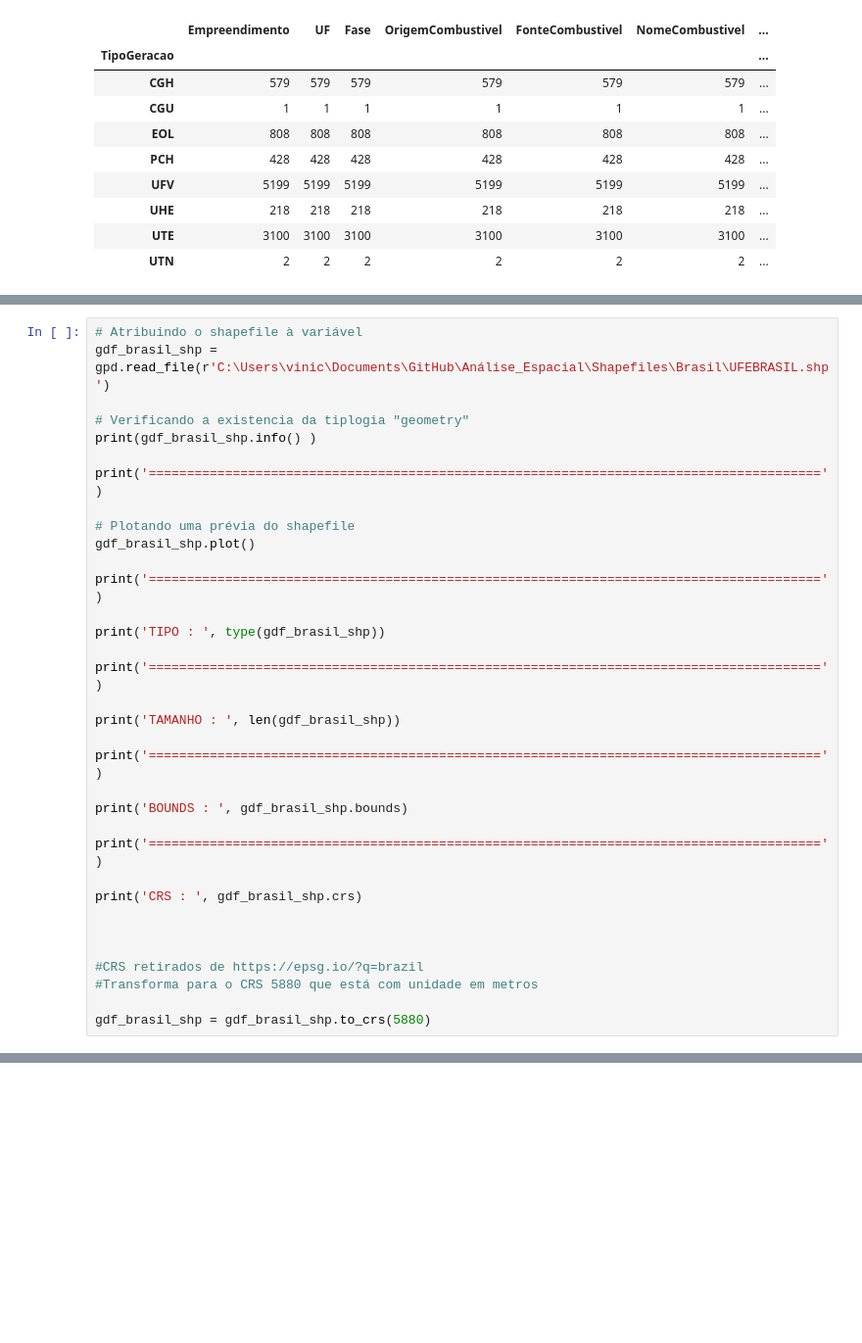
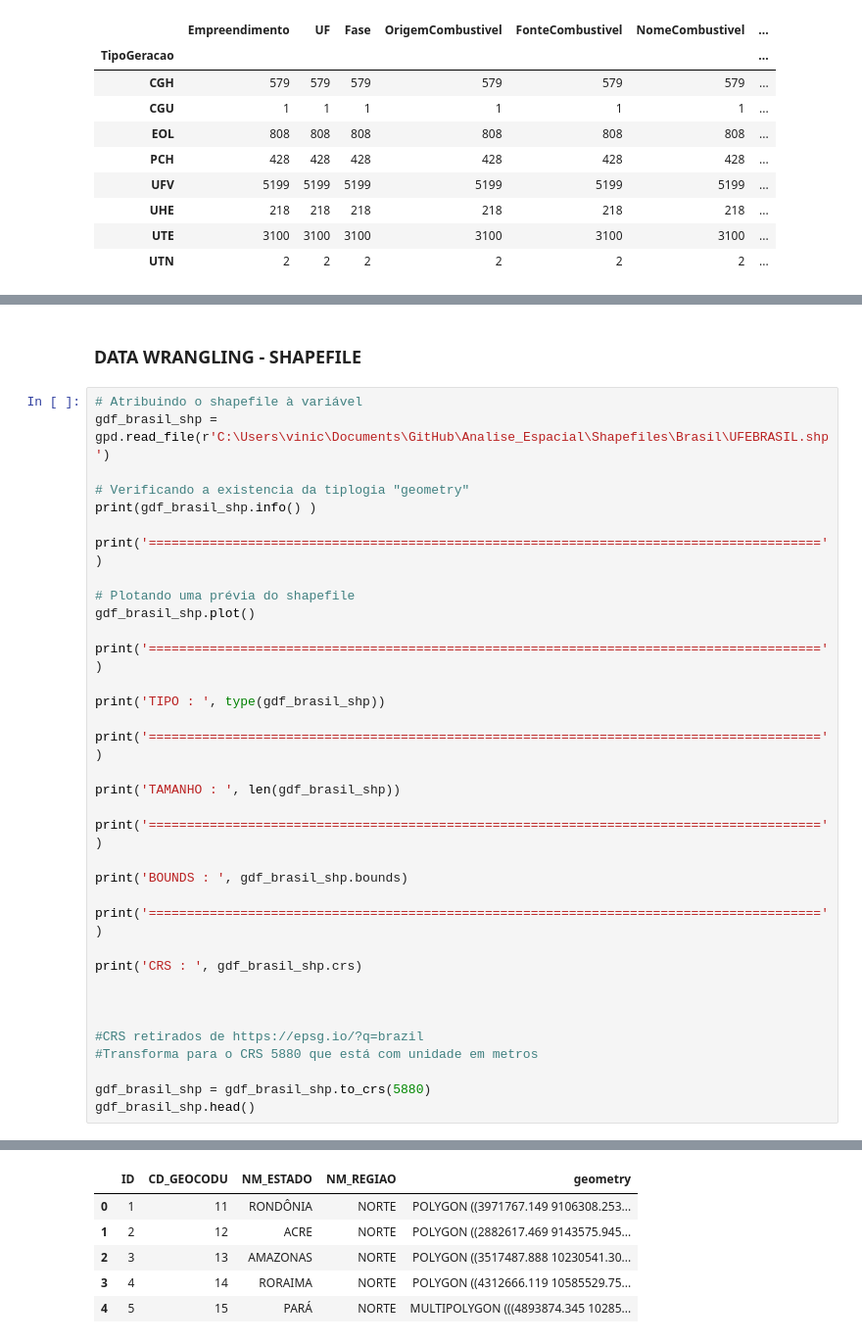
Before and after one commit to viniciusgribas/Analise_dados_geracao_BR, a Jupyter notebook: Master_Code.ipynb, the cells around one changed output, grey strips where cells are left out. Shown at 98% size. Saved outputs shown, nothing was run; the diff lists cells and outputs as text; blank space fills up the shorter version.

```diff
--- a/Master_Code.ipynb
+++ b/Master_Code.ipynb
@@ -452,8 +472,10 @@ display(f_map)
 # %% [output]
 [interactive output not drawn]
+# %% [markdown]
+### DATA WRANGLING - SHAPEFILE
 # %%
 # Atribuindo o shapefile à variável
-gdf_brasil_shp = gpd.read_file(r'C:\Users\vinic\Documents\GitHub\Análise_Espacial\Shapefiles\Brasil\UFEBRASIL.shp')
+gdf_brasil_shp = gpd.read_file(r'C:\Users\vinic\Documents\GitHub\Analise_Espacial\Shapefiles\Brasil\UFEBRASIL.shp')
 
 # Verificando a existencia da tiplogia "geometry"
 print(gdf_brasil_shp.info() )
@@ -476,31 +498,38 @@ print('=========================================================================
 print('BOUNDS : ', gdf_brasil_shp.bounds)
 
 print('========================================================================================')
 
 print('CRS : ', gdf_brasil_shp.crs)
 
 
 
 #CRS retirados de https://epsg.io/?q=brazil
 #Transforma para o CRS 5880 que está com unidade em metros
 
 gdf_brasil_shp = gdf_brasil_shp.to_crs(5880)
+gdf_brasil_shp.head()
 # %% [output]
 <class 'geopandas.geodataframe.GeoDataFrame'>
 RangeIndex: 27 entries, 0 to 26
 Data columns (total 5 columns):
  #   Column      Non-Null Count  Dtype
 ---  ------      --------------  -----
  0   ID          27 non-null     int64
  1   CD_GEOCODU  27 non-null     object
  2   NM_ESTADO   27 non-null     object
  3   NM_REGIAO   27 non-null     object
  4   geometry    27 non-null     geometry
 dtypes: geometry(1), int64(1), object(3)
 memory usage: 1.2+ KB
 ... (33 lines left out)
 25 -53.251209 -19.499151 -45.906968 -12.395210
 26 -48.285791 -16.050264 -47.308387 -15.500255
 ========================================================================================
 CRS :  epsg:4674
+|  | ID | CD_GEOCODU | NM_ESTADO | NM_REGIAO | geometry |
+| 0 | 1 | 11 | RONDÔNIA | NORTE | POLYGON ((3971767.149 9106308.253... |
+| 1 | 2 | 12 | ACRE | NORTE | POLYGON ((2882617.469 9143575.945... |
+| 2 | 3 | 13 | AMAZONAS | NORTE | POLYGON ((3517487.888 10230541.30... |
+| 3 | 4 | 14 | RORAIMA | NORTE | POLYGON ((4312666.119 10585529.75... |
+| 4 | 5 | 15 | PARÁ | NORTE | MULTIPOLYGON (((4893874.345 10285... |
 [figure]
```
Also changed, not shown: parts of 12 cells of this notebook.
